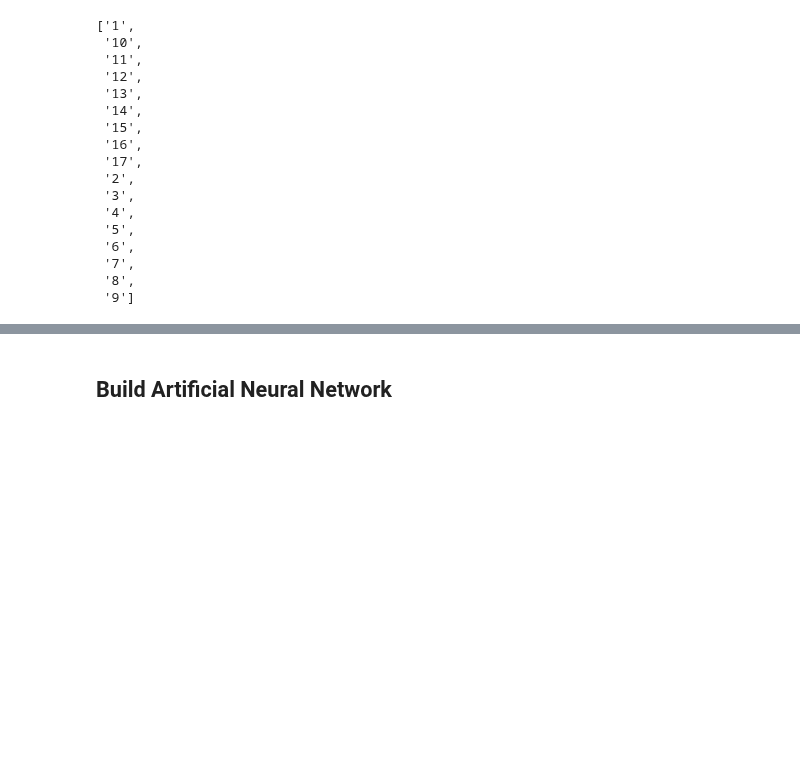
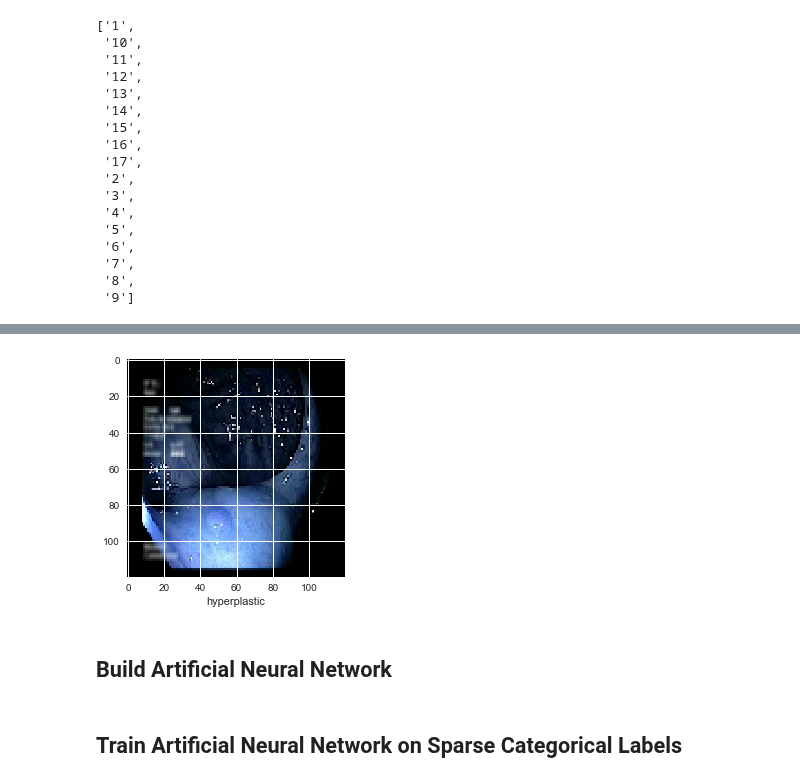
Before and after one commit to shreyahunur/Lesion-Detection, a Jupyter notebook: Notebooks/jm_lesion_detection_main.ipynb, the cells around one changed output, grey strips where cells are left out. Drawn from its saved outputs; the diff is of its cells as text; code cells hidden in the pictures; blank space fills up the shorter version.

```diff
--- a/Notebooks/jm_lesion_detection_main.ipynb
+++ b/Notebooks/jm_lesion_detection_main.ipynb
@@ -396,5 +514,7 @@ X_valid.shape
 # %%
-plot_sample(X_valid, y_valid, 0)
+plot_sample(X_valid, valid_y, 0)
+# %% [output]
+[figure, added]
 # %%
 # So now we can apply normalize to each img in X_train & X_test
 X_valid = X_valid / 255
@@ -411,4 +531,6 @@ ann = models.Sequential([
     # Last dense layers has 3 neurons since we have 10 categories
     layers.Dense(3, activation="sigmoid")
 ])
+# %% [markdown]
+## Train Artificial Neural Network on Sparse Categorical Labels
 # %%
```
Also changed, not shown: parts of 24 cells of this notebook.
